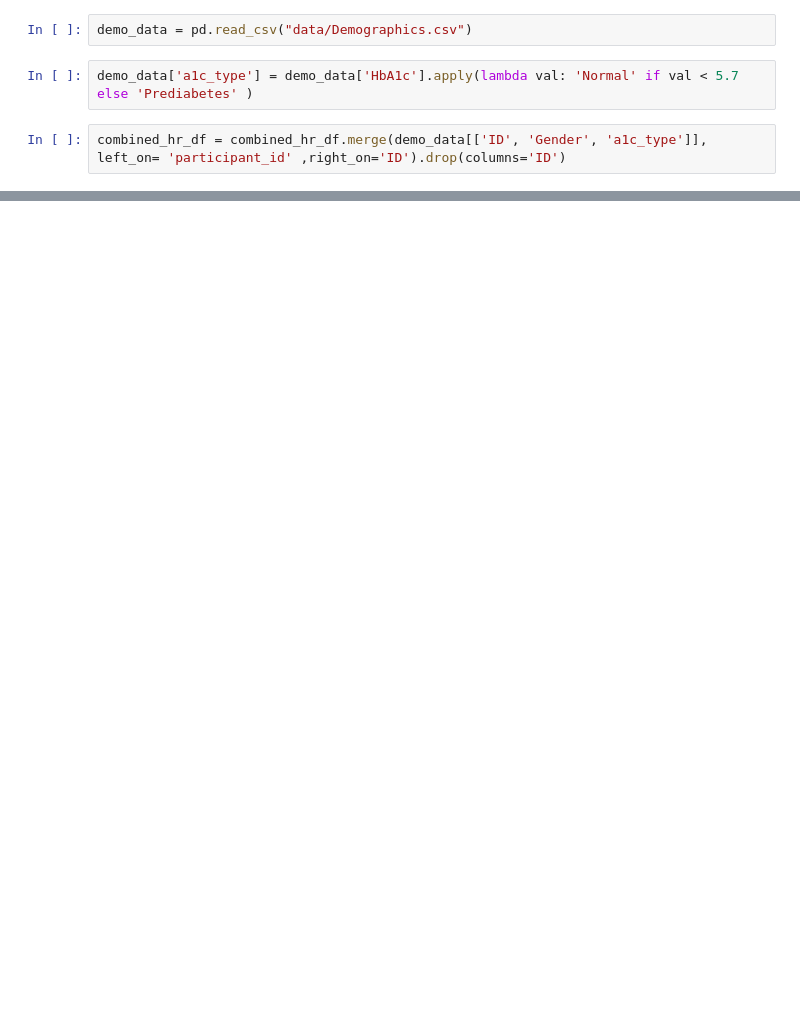
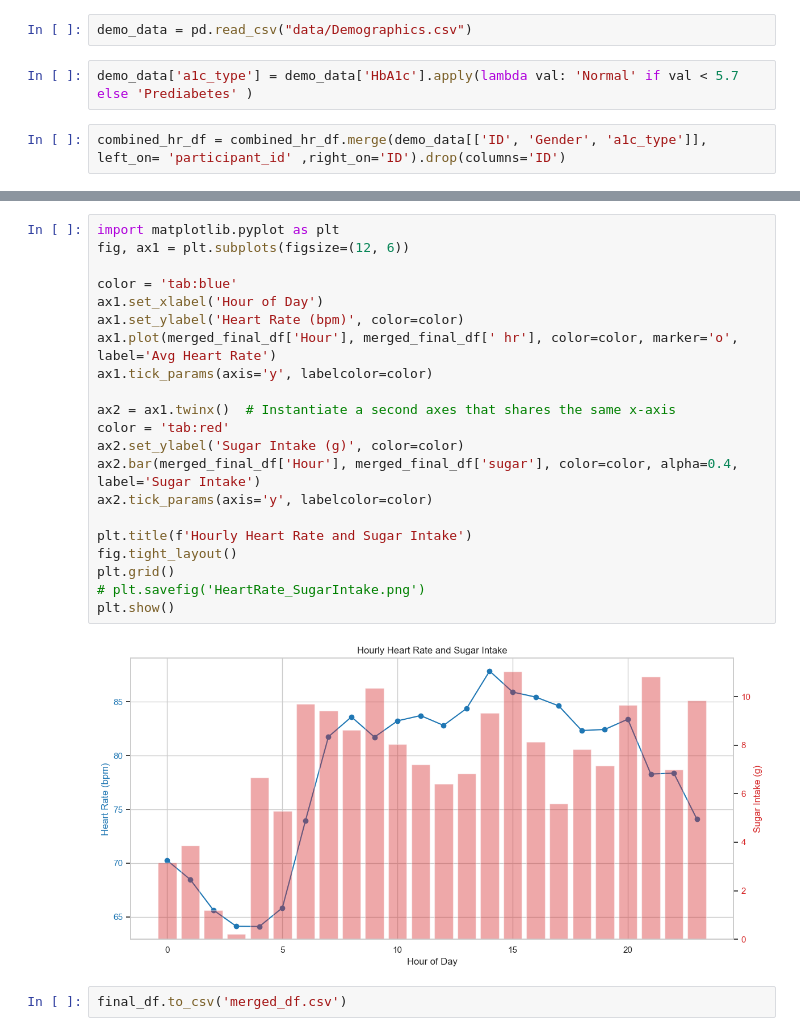
Before and after one commit to willemdehaan/project_3, a Jupyter notebook: notebook.ipynb, the cells around one changed output, grey strips where cells are left out. Drawn from its saved outputs; the diff is of its cells as text; blank space fills up the shorter version.

```diff
--- a/notebook.ipynb
+++ b/notebook.ipynb
@@ -135,0 +158,25 @@ final_df
+# %%
+import matplotlib.pyplot as plt
+fig, ax1 = plt.subplots(figsize=(12, 6))
+
+color = 'tab:blue'
+ax1.set_xlabel('Hour of Day')
+ax1.set_ylabel('Heart Rate (bpm)', color=color)
+ax1.plot(merged_final_df['Hour'], merged_final_df[' hr'], color=color, marker='o', label='Avg Heart Rate')
+ax1.tick_params(axis='y', labelcolor=color)
+
+ax2 = ax1.twinx()  # Instantiate a second axes that shares the same x-axis
+color = 'tab:red'
+ax2.set_ylabel('Sugar Intake (g)', color=color)
+ax2.bar(merged_final_df['Hour'], merged_final_df['sugar'], color=color, alpha=0.4, label='Sugar Intake')
+ax2.tick_params(axis='y', labelcolor=color)
+
+plt.title(f'Hourly Heart Rate and Sugar Intake')
+fig.tight_layout()
+plt.grid()
+# plt.savefig('HeartRate_SugarIntake.png')
+plt.show()
+# %% [output]
+[figure, added]
+# %%
+final_df.to_csv('merged_df.csv')
```
Also changed, not shown: parts of 11 cells of this notebook, 5 other files.
